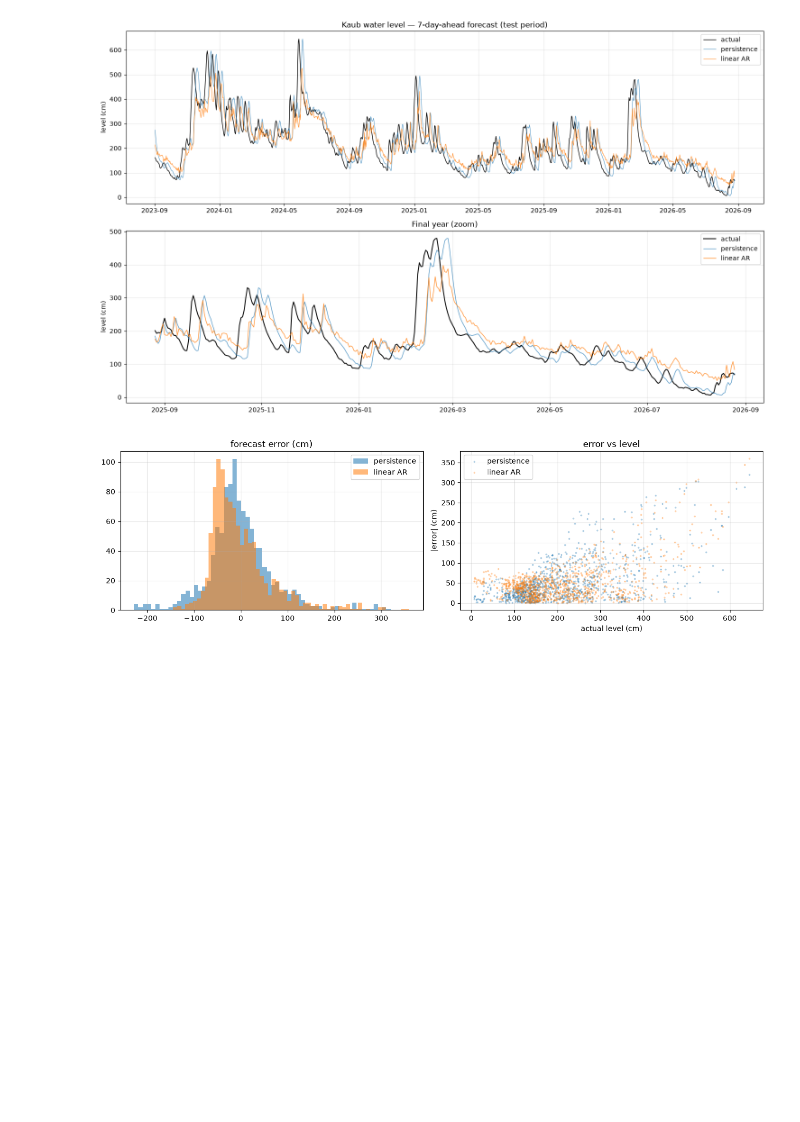
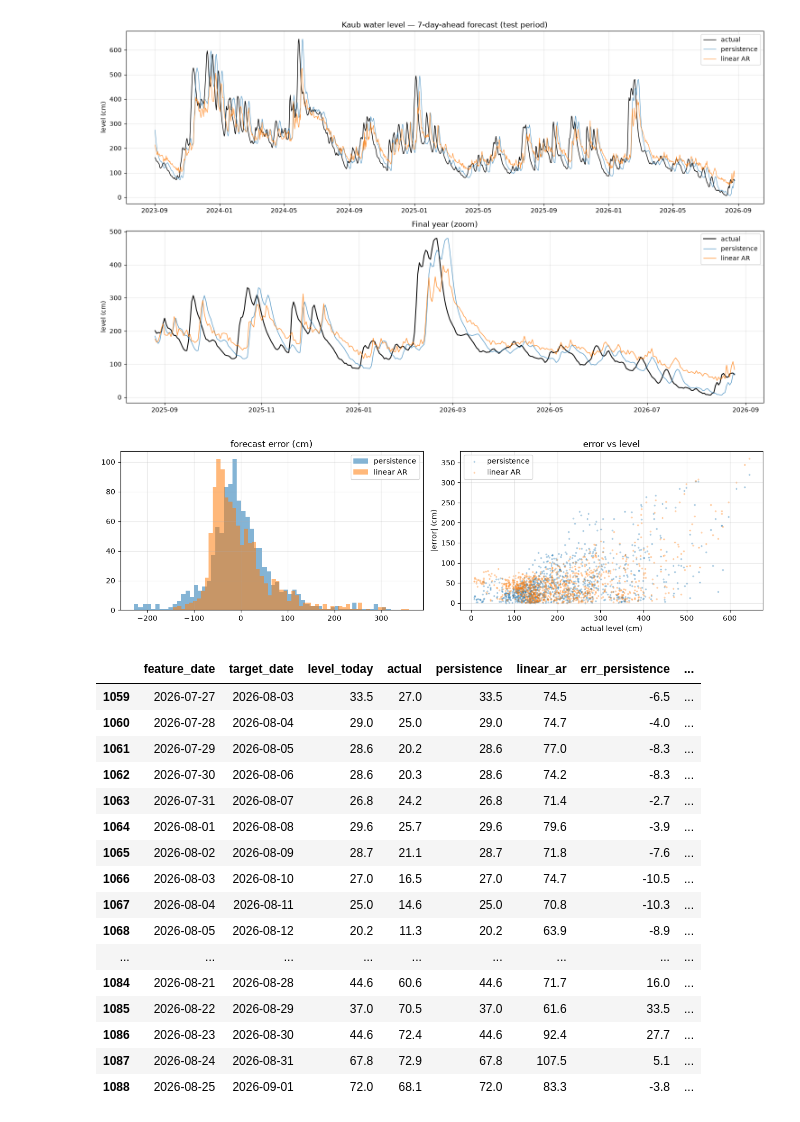
Before and after one commit to PrithviHe/Rhine-cargo-advisor, a Jupyter notebook: notebooks/03. baseline_model.ipynb, the cells around one changed output. Cells and saved outputs as stored; diff of their text form; code cells hidden in the pictures; blank space fills up the shorter version.

```diff
--- a/notebooks/03. baseline_model.ipynb
+++ b/notebooks/03. baseline_model.ipynb
@@ -192,3 +192,34 @@ ax[1].set_title("error vs level"); ax[1].legend(); ax[1].grid(alpha=.3)
 plt.tight_layout(); plt.show()
 # %% [output]
 [figure]
+# %%
+forecast = pd.DataFrame({
+    "feature_date": y_test.index,
+    "target_date":  y_test.index + pd.Timedelta(days=H),
+    "level_today":  X_test["lag_0"].values,
+    "actual":       y_test.values,
+    "persistence":  pred_persist.values,
+    "linear_ar":    pred_ar.values,
+})
+forecast["err_persistence"] = forecast["actual"] - forecast["persistence"]
+forecast["err_linear_ar"]   = forecast["actual"] - forecast["linear_ar"]
+
+forecast.tail(30).round(1)
+# %% [output]
+|  | feature_date | target_date | level_today | actual | persistence | linear_ar | err_persistence | ... |
+| 1059 | 2026-07-27 | 2026-08-03 | 33.5 | 27.0 | 33.5 | 74.5 | -6.5 | ... |
+| 1060 | 2026-07-28 | 2026-08-04 | 29.0 | 25.0 | 29.0 | 74.7 | -4.0 | ... |
+| 1061 | 2026-07-29 | 2026-08-05 | 28.6 | 20.2 | 28.6 | 77.0 | -8.3 | ... |
+| 1062 | 2026-07-30 | 2026-08-06 | 28.6 | 20.3 | 28.6 | 74.2 | -8.3 | ... |
+| 1063 | 2026-07-31 | 2026-08-07 | 26.8 | 24.2 | 26.8 | 71.4 | -2.7 | ... |
+| 1064 | 2026-08-01 | 2026-08-08 | 29.6 | 25.7 | 29.6 | 79.6 | -3.9 | ... |
+| 1065 | 2026-08-02 | 2026-08-09 | 28.7 | 21.1 | 28.7 | 71.8 | -7.6 | ... |
+| 1066 | 2026-08-03 | 2026-08-10 | 27.0 | 16.5 | 27.0 | 74.7 | -10.5 | ... |
+| 1067 | 2026-08-04 | 2026-08-11 | 25.0 | 14.6 | 25.0 | 70.8 | -10.3 | ... |
+| 1068 | 2026-08-05 | 2026-08-12 | 20.2 | 11.3 | 20.2 | 63.9 | -8.9 | ... |
+| ... | ... | ... | ... | ... | ... | ... | ... | ... |
+| 1084 | 2026-08-21 | 2026-08-28 | 44.6 | 60.6 | 44.6 | 71.7 | 16.0 | ... |
+| 1085 | 2026-08-22 | 2026-08-29 | 37.0 | 70.5 | 37.0 | 61.6 | 33.5 | ... |
+| 1086 | 2026-08-23 | 2026-08-30 | 44.6 | 72.4 | 44.6 | 92.4 | 27.7 | ... |
+| 1087 | 2026-08-24 | 2026-08-31 | 67.8 | 72.9 | 67.8 | 107.5 | 5.1 | ... |
+| 1088 | 2026-08-25 | 2026-09-01 | 72.0 | 68.1 | 72.0 | 83.3 | -3.8 | ... |
```
Also changed, not shown: parts of 1 cell of this notebook, 5 other files.
